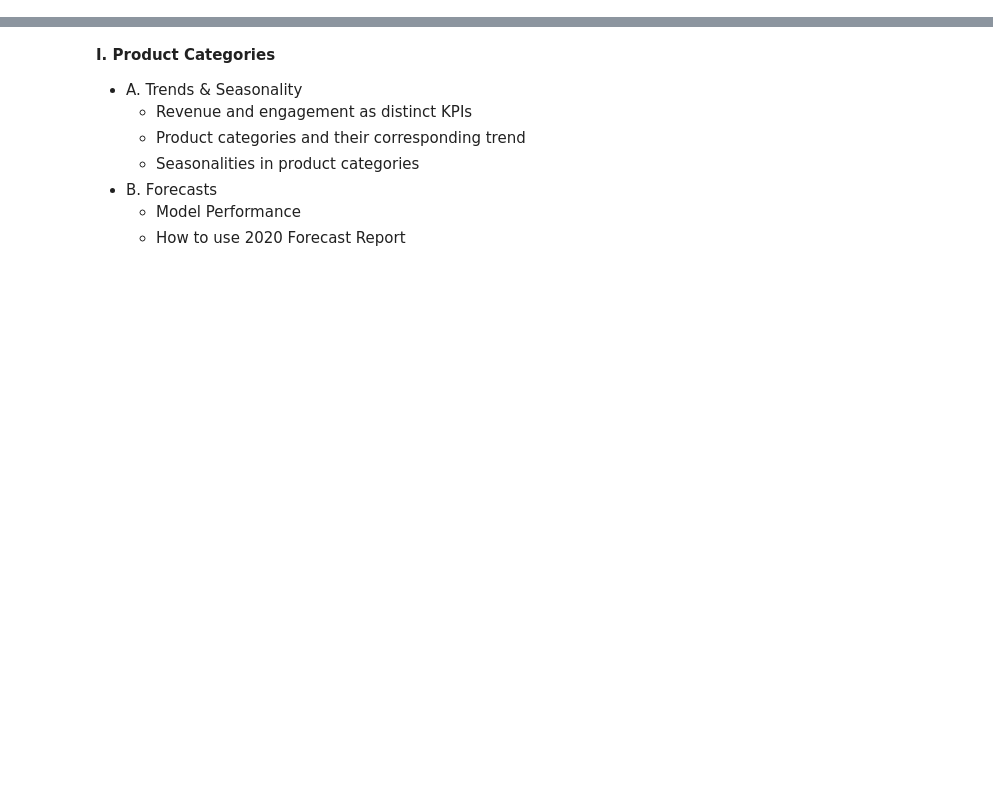
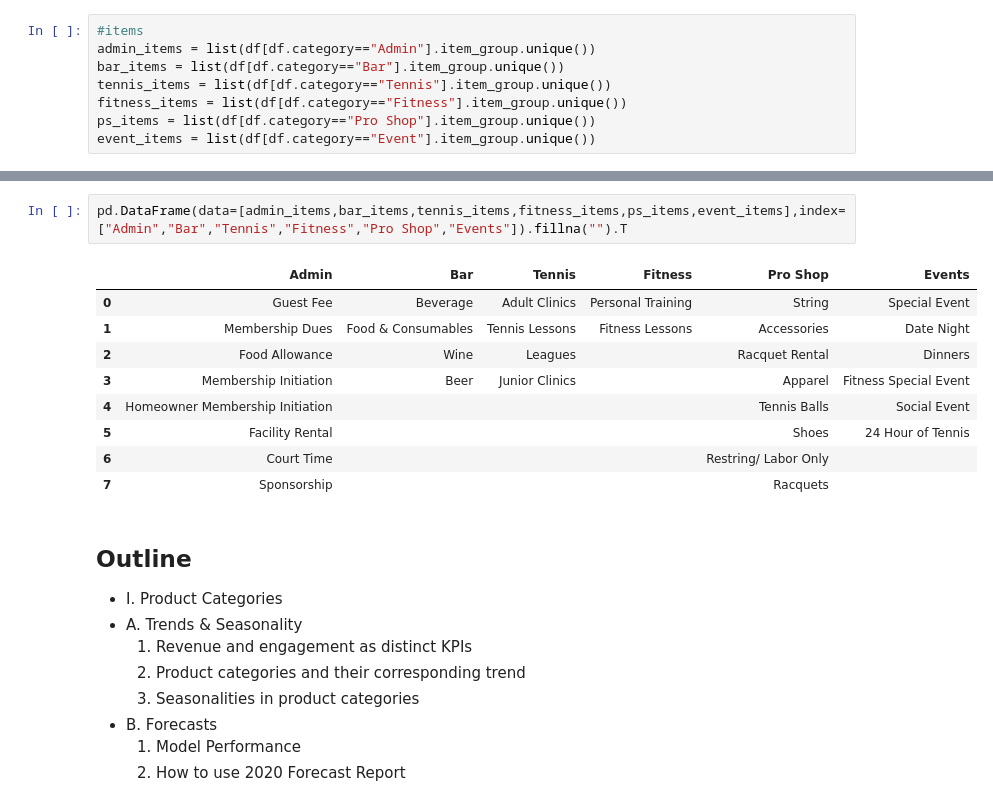
Before and after one commit to crisgiovanoni/jncc_project, a Jupyter notebook: project_documentation.ipynb, the cells around one changed output, grey strips where cells are left out. Drawn from its saved outputs; the diff is of its cells as text; blank space fills up the shorter version.

```diff
--- a/project_documentation.ipynb
+++ b/project_documentation.ipynb
@@ -0,0 +37,8 @@
+# %%
+#items
+admin_items = list(df[df.category=="Admin"].item_group.unique())
+bar_items = list(df[df.category=="Bar"].item_group.unique())
+tennis_items = list(df[df.category=="Tennis"].item_group.unique())
+fitness_items = list(df[df.category=="Fitness"].item_group.unique())
+ps_items = list(df[df.category=="Pro Shop"].item_group.unique())
+event_items = list(df[df.category=="Event"].item_group.unique())
@@ -1,9 +60,23 @@
+# %%
+pd.DataFrame(data=[admin_items,bar_items,tennis_items,fitness_items,ps_items,event_items],index=["Admin","Bar","Tennis","Fitness","Pro Shop","Events"]).fillna("").T
+# %% [output]
+|  | Admin | Bar | Tennis | Fitness | Pro Shop | Events |
+| 0 | Guest Fee | Beverage | Adult Clinics | Personal Training | String | Special Event |
+| 1 | Membership Dues | Food & Consumables | Tennis Lessons | Fitness Lessons | Accessories | Date Night |
+| 2 | Food Allowance | Wine | Leagues |  | Racquet Rental | Dinners |
+| 3 | Membership Initiation | Beer | Junior Clinics |  | Apparel | Fitness Special Event |
+| 4 | Homeowner Membership Initiation |  |  |  | Tennis Balls | Social Event |
+| 5 | Facility Rental |  |  |  | Shoes | 24 Hour of Tennis |
+| 6 | Court Time |  |  |  | Restring/ Labor Only |  |
+| 7 | Sponsorship |  |  |  | Racquets |  |
 # %% [markdown]
-**I. Product Categories**
-- A. Trends & Seasonality
-    + Revenue and engagement as distinct KPIs
-    + Product categories and their corresponding trend
-    + Seasonalities in product categories
-- B. Forecasts
-    + Model Performance
-    + How to use 2020 Forecast Report
+## Outline
+
+- I. Product Categories
+ - A. Trends & Seasonality
+    1. Revenue and engagement as distinct KPIs
+    2. Product categories and their corresponding trend
+    3. Seasonalities in product categories
+  - B. Forecasts
+    1. Model Performance
+    2. How to use 2020 Forecast Report
```
Also changed, not shown: parts of 29 cells of this notebook.
